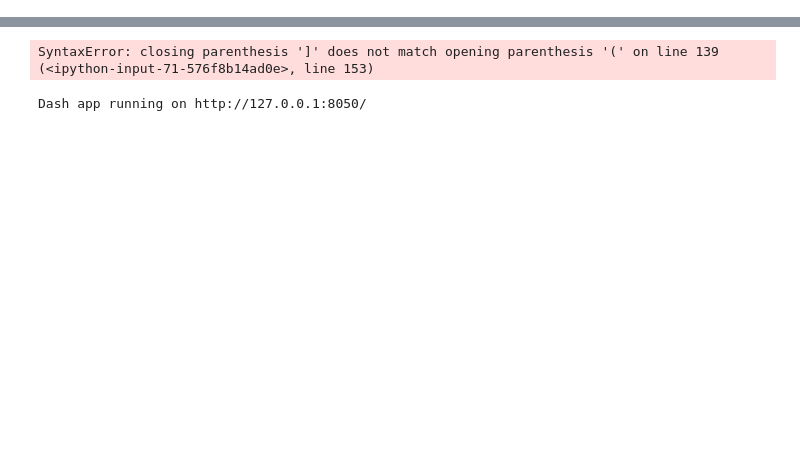
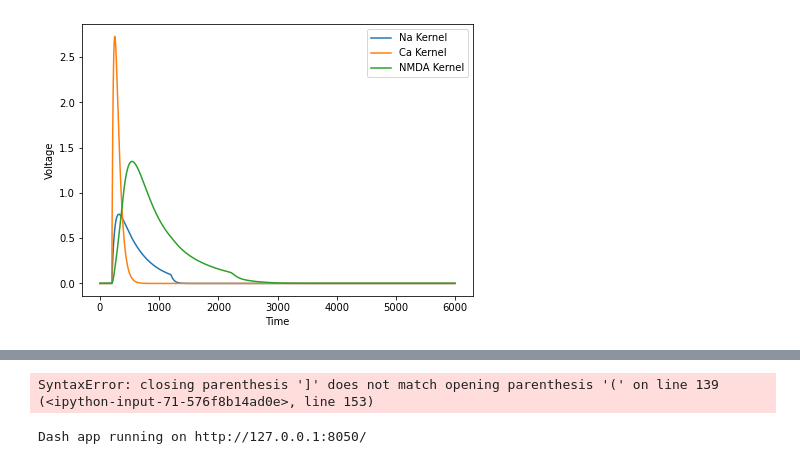
Before and after one commit to nauralcodinglab/linear-nonlinear-dendrites, a Jupyter notebook: peter-scrap-notebooks/nmda.ipynb, the cells around one changed output, grey strips where cells are left out. Saved outputs shown, nothing was run; the diff lists cells and outputs as text; code cells hidden in the pictures; blank space fills up the shorter version.

```diff
--- a/peter-scrap-notebooks/nmda.ipynb
+++ b/peter-scrap-notebooks/nmda.ipynb
@@ -60,0 +204,13 @@ def delayed_pulse(delay_ms: float, peak_amplitude: float, total_duration: float
+# %%
+plt.figure(figsize=(7, 5))
+plt.plot(data['ca_blocked'], label='Na Kernel')
+plt.plot(data['na_blocked'], label='Ca Kernel')
+plt.plot(data['nmda_blocked'], label='NMDA Kernel')
+
+plt.xlabel('Time')
+plt.ylabel('Voltage')
+plt.legend()
+plt.savefig('./figures/nmda_blocked_amp7.svg')
+plt.show()
+# %% [output]
+[figure, added]
```
Also changed, not shown: parts of 12 cells of this notebook, 18 other files.
